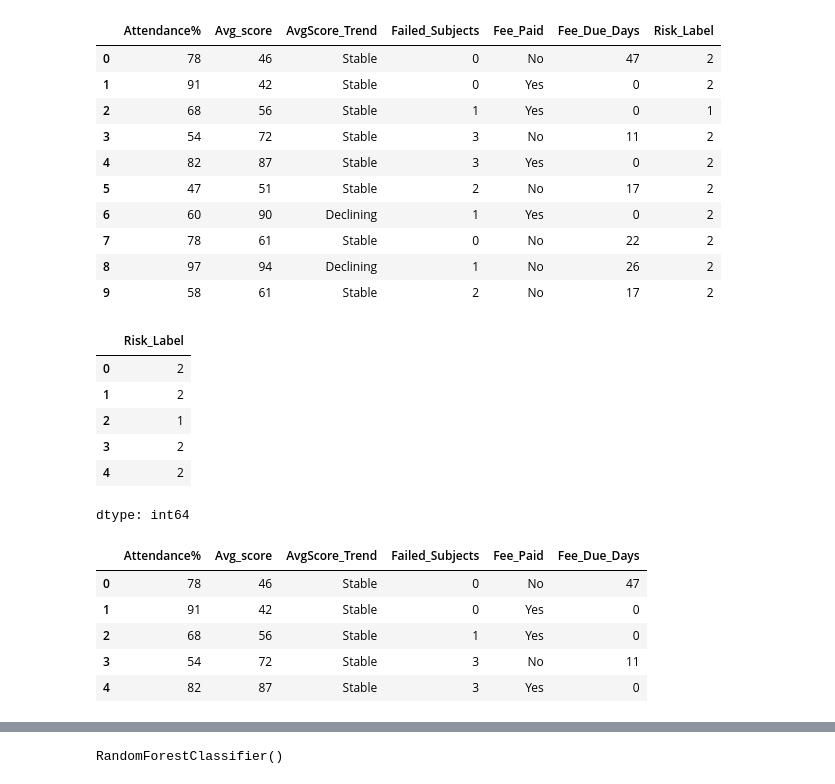
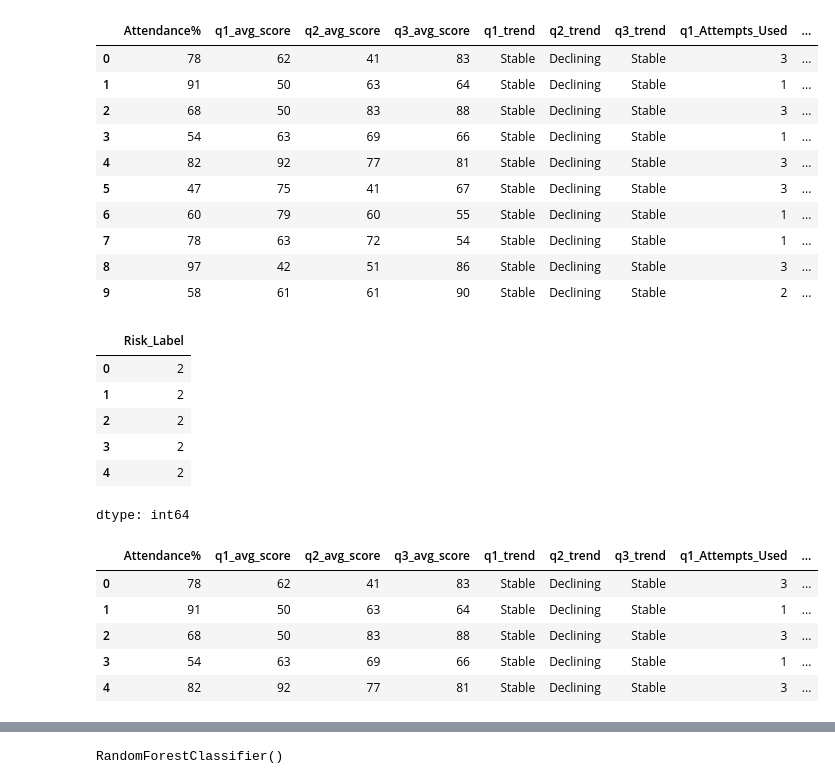
Before and after one commit to ShivamHirwani/Niriksha, a Jupyter notebook: Early_Student_Risk_Alert_System.ipynb, the cells around one changed output, grey strips where cells are left out. Cells and saved outputs as stored; diff of their text form; code cells hidden in the pictures.

```diff
--- a/Early_Student_Risk_Alert_System.ipynb
+++ b/Early_Student_Risk_Alert_System.ipynb
@@ -4,49 +4,62 @@ import pandas as pd
 from sklearn.datasets import make_multilabel_classification
 # %%
 # generate base data
+import random
 np.random.seed(42)
-n_students= 400
+n_students= 10
 
-attendance= np.random.randint(40, 100, n_students) # 40% to 100%
-avg_score= np.random.randint(40, 95, n_students)
-trend= np.random.choice(['Stable', 'Declining'], n_students, p=[0.7, 0.3])
-failed_subjects= np.random.randint(0, 4, n_students)
+percentage_attendance= np.random.randint(40, 100, n_students) # 40% to 100%
+q1_avg_score= np.random.randint(40, 95, n_students)
+q2_avg_score= np.random.randint(40, 92, n_students)
+q3_avg_score= np.random.randint(40, 97, n_students)
+q1_trend = random.choices(['Stable', 'Declining'], k=n_students, weights=[0.55, 0.45])
+q2_trend = random.choices(['Stable', 'Declining'], k=n_students, weights=[0.50, 0.50])
+q3_trend = random.choices(['Stable', 'Declining'], k=n_students, weights=[0.40, 0.60])
+q1_Attempts_Used= np.random.randint(1, 4, n_students)
+q2_Attempts_Used= np.random.randint(1, 5, n_students)
+q3_Attempts_Used= np.random.randint(1, 6, n_students)
 fee_paid= np.random.choice(['Yes', 'No'], n_students, [0.8, 0.2])
 fee_due_days= np.where(fee_paid=='Yes', 0, np.random.randint(10, 60,n_students))
 
 # Assign risk label
 risk=[]
-for att, score, t, fail, paid in zip(attendance, avg_score, trend,failed_subjects, fee_paid ):
-  if att < 50 or score < 50 or t== 'Declining' or fail>=3 or paid=='No':
+for att, q1_score,q2_score, q3_score, q1_trend,q2_trend, q3_trend,q1_attempt, q2_attempt, q3_attempt, paid in zip(percentage_attendance, q1_avg_score,q2_avg_score,q3_avg_score,q1_trend,q2_trend,q3_trend,q1_Attempts_Used,q2_Attempts_Used,q3_Attempts_Used, fee_paid ):
+  if att < 50 or q1_score < 50 or q2_score<50 or q3_score<50 or q1_trend== 'Declining' or q2_trend== 'Declining' or q3_trend== 'Declining' or q1_attempt>=3 or q2_attempt>=4 or q3_attempt>=5 or paid=='No':
     risk.append(2) # 2 for high level risk
-  elif att <70 or score < 60 or fail >= 1:
+  elif att < 70 or q1_score < 60 or q2_score<60 or q3_score<60 or q1_attempt>=1 or q2_attempt>=1 or q3_attempt>=1:
     risk.append(1) # 1 for medium level risk
   else:
     risk.append(0) # 0 for low level risk
 
 df= pd.DataFrame({
-    "Attendance%": attendance,
-    "Avg_score": avg_score,
-    'AvgScore_Trend': trend,
-    "Failed_Subjects": failed_subjects,
+    "Attendance%": percentage_attendance,
+    "q1_avg_score": q1_avg_score,
+    "q2_avg_score": q2_avg_score,
+    "q3_avg_score": q3_avg_score,
+    'q1_trend': q1_trend,
+    'q2_trend': q2_trend,
+    'q3_trend': q3_trend,
+    "q1_Attempts_Used": q1_Attempts_Used,
+    "q2_Attempts_Used": q2_Attempts_Used,
+    "q3_Attempts_Used": q3_Attempts_Used,
     "Fee_Paid": fee_paid,
     "Fee_Due_Days": fee_due_days,
     "Risk_Label":risk
 })
 
-df.head(10)
+df.head(50)
 # %% [output]
-|  | Attendance% | Avg_score | AvgScore_Trend | Failed_Subjects | Fee_Paid | Fee_Due_Days | Risk_Label |
-| 0 | 78 | 46 | Stable | 0 | No | 47 | 2 |
-| 1 | 91 | 42 | Stable | 0 | Yes | 0 | 2 |
-| 2 | 68 | 56 | Stable | 1 | Yes | 0 | 1 |
-| 3 | 54 | 72 | Stable | 3 | No | 11 | 2 |
-| 4 | 82 | 87 | Stable | 3 | Yes | 0 | 2 |
-| 5 | 47 | 51 | Stable | 2 | No | 17 | 2 |
-| 6 | 60 | 90 | Declining | 1 | Yes | 0 | 2 |
-| 7 | 78 | 61 | Stable | 0 | No | 22 | 2 |
-| 8 | 97 | 94 | Declining | 1 | No | 26 | 2 |
-| 9 | 58 | 61 | Stable | 2 | No | 17 | 2 |
+|  | Attendance% | q1_avg_score | q2_avg_score | q3_avg_score | q1_trend | q2_trend | q3_trend | q1_Attempts_Used | ... |
+| 0 | 78 | 62 | 41 | 83 | Stable | Declining | Stable | 3 | ... |
+| 1 | 91 | 50 | 63 | 64 | Stable | Declining | Stable | 1 | ... |
+| 2 | 68 | 50 | 83 | 88 | Stable | Declining | Stable | 3 | ... |
+| 3 | 54 | 63 | 69 | 66 | Stable | Declining | Stable | 1 | ... |
+| 4 | 82 | 92 | 77 | 81 | Stable | Declining | Stable | 3 | ... |
+| 5 | 47 | 75 | 41 | 67 | Stable | Declining | Stable | 3 | ... |
+| 6 | 60 | 79 | 60 | 55 | Stable | Declining | Stable | 1 | ... |
+| 7 | 78 | 63 | 72 | 54 | Stable | Declining | Stable | 1 | ... |
+| 8 | 97 | 42 | 51 | 86 | Stable | Declining | Stable | 3 | ... |
+| 9 | 58 | 61 | 61 | 90 | Stable | Declining | Stable | 2 | ... |
 # %%
 y= df.Risk_Label
 y.head()
@@ -54,7 +67,7 @@ y.head()
 |  | Risk_Label |
 | 0 | 2 |
 | 1 | 2 |
-| 2 | 1 |
+| 2 | 2 |
 | 3 | 2 |
 | 4 | 2 |
 dtype: int64
@@ -62,12 +75,12 @@ dtype: int64
 X= df.drop(['Risk_Label'], axis=1)
 X.head()
 # %% [output]
-|  | Attendance% | Avg_score | AvgScore_Trend | Failed_Subjects | Fee_Paid | Fee_Due_Days |
-| 0 | 78 | 46 | Stable | 0 | No | 47 |
-| 1 | 91 | 42 | Stable | 0 | Yes | 0 |
-| 2 | 68 | 56 | Stable | 1 | Yes | 0 |
-| 3 | 54 | 72 | Stable | 3 | No | 11 |
-| 4 | 82 | 87 | Stable | 3 | Yes | 0 |
+|  | Attendance% | q1_avg_score | q2_avg_score | q3_avg_score | q1_trend | q2_trend | q3_trend | q1_Attempts_Used | ... |
+| 0 | 78 | 62 | 41 | 83 | Stable | Declining | Stable | 3 | ... |
+| 1 | 91 | 50 | 63 | 64 | Stable | Declining | Stable | 1 | ... |
+| 2 | 68 | 50 | 83 | 88 | Stable | Declining | Stable | 3 | ... |
+| 3 | 54 | 63 | 69 | 66 | Stable | Declining | Stable | 1 | ... |
+| 4 | 82 | 92 | 77 | 81 | Stable | Declining | Stable | 3 | ... |
 # %%
 from sklearn.preprocessing import LabelEncoder
 le= LabelEncoder()
```
Also changed, not shown: parts of 2 cells of this notebook.
